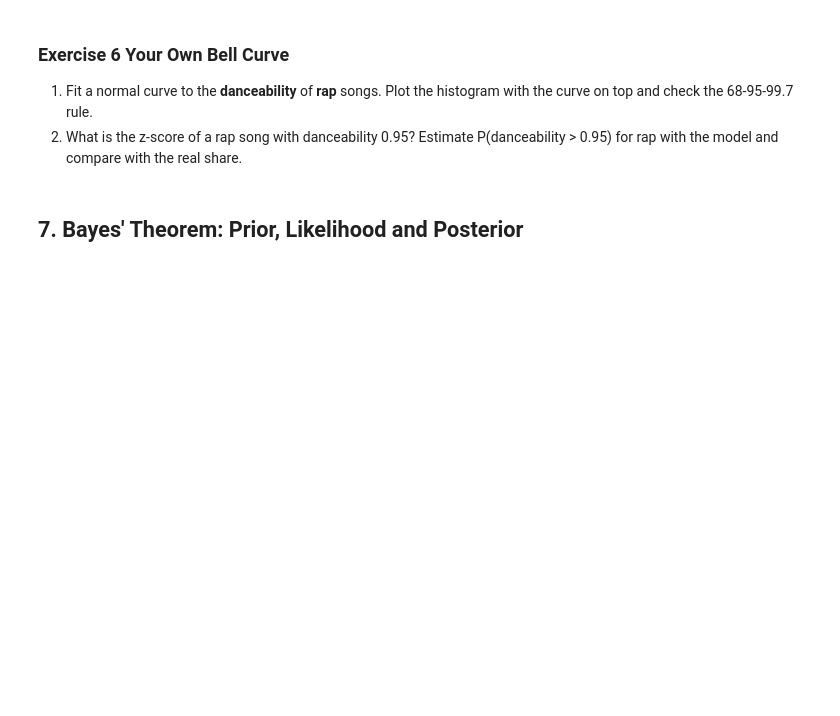
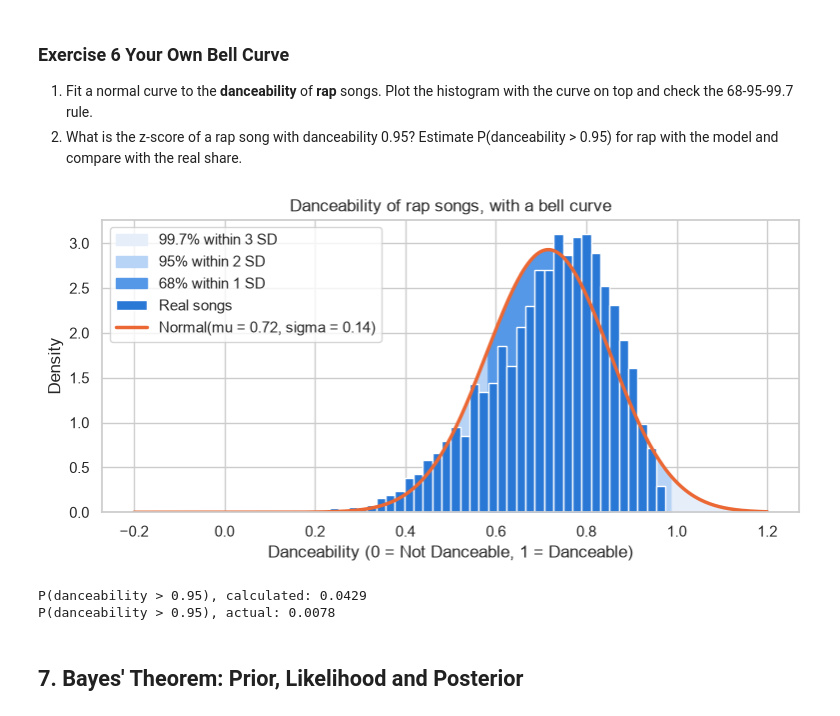
Before and after one commit to ansonwang05/NYU-Tandon-Career-Hub-Fall-2026-Data-Science-Bootcamp, a Jupyter notebook: Week_7/Code/Week 7.ipynb, the cells around one changed output. Cells and saved outputs as stored; diff of their text form; code cells hidden in the pictures; blank space fills up the shorter version.

```diff
--- a/Week_7/Code/Week 7.ipynb
+++ b/Week_7/Code/Week 7.ipynb
@@ -1008,6 +1036,40 @@ Most songs last 3 to 4 minutes, but a few last 8 minutes or more. The data is **
 2. What is the z-score of a rap song with danceability 0.95? Estimate P(danceability > 0.95) for rap with the model and compare with the real share.
 # %%
 # Your code here
+rap = songs[songs["playlist_genre"] == "rap"]
+rap_danceability = rap["danceability"]
+
+mu_rap, sd_rap = rap_danceability.mean(), rap_danceability.std()
+
+grid = np.linspace(-0.2, 1.2, 400)
+
+plt.figure(figsize=(9, 3.8))
+for k_sd, color, label in [(3, "#e6eefa", "99.7% within 3 SD"), (2, "#b7d3f6", "95% within 2 SD"), (1, "#5598e7", "68% within 1 SD")]:
+    mask = np.abs(grid - mu_rap) <= k_sd * sd_rap
+    plt.fill_between(grid[mask], stats.norm.pdf(grid[mask], mu_rap, sd_rap), color=color, label=label)
+plt.hist(rap_danceability, bins=40, density=True, color="#2a78d6", edgecolor="white", label="Real songs")
+plt.plot(grid, stats.norm.pdf(grid, mu_rap, sd_rap), color="#eb6834", lw=2.5, label=f"Normal(mu = {mu_rap:.2f}, sigma = {sd_rap:.2f})")
+plt.title("Danceability of rap songs, with a bell curve")
+plt.xlabel("Danceability (0 = Not Danceable, 1 = Danceable)")
+plt.ylabel("Density")
+plt.legend()
+plt.show()
+# %% [output]
+[figure, added]
+# %%
+# Z score of the a rap song with the danceability of 0.95
+z_rap = (0.95 - mu_rap) / sd_rap
+
+# Calculated P(danceability > 0.95)
+p_dance_rap_cal = stats.norm.sf(0.95, mu_rap, sd_rap)
+# Actual P(dancebility > 0.95)
+p_dance_rap_est = (rap_danceability > 0.95).mean()
+
+print(f"P(danceability > 0.95), calculated: {p_dance_rap_cal:.4f}")
+print(f"P(danceability > 0.95), actual: {p_dance_rap_est:.4f}")
+# %% [output]
+P(danceability > 0.95), calculated: 0.0429
+P(danceability > 0.95), actual: 0.0078
 # %% [markdown]
 ## 7. Bayes' Theorem: Prior, Likelihood and Posterior
 # %% [markdown]
```
Also changed, not shown: parts of 4 cells of this notebook.
